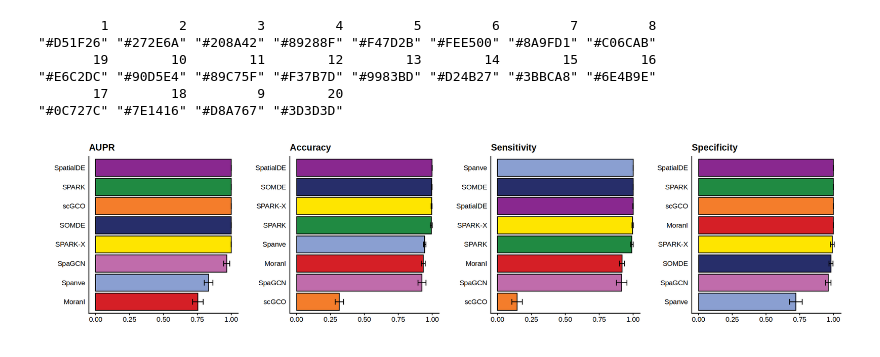
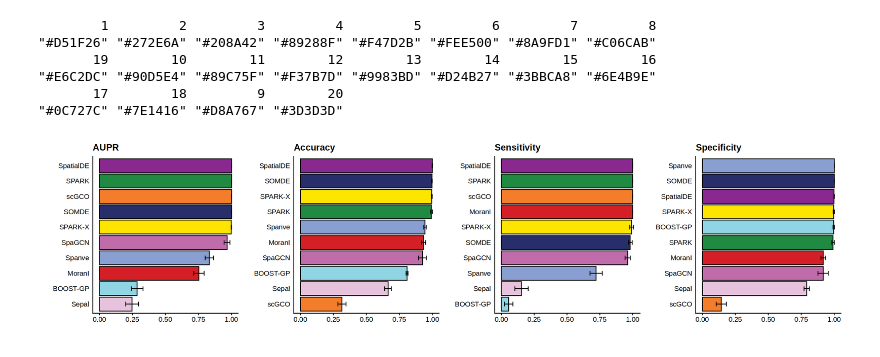
Before and after one commit to pinellolab/SVG_Benchmarking, a Jupyter notebook: performance/01_svgs.ipynb, the cells around one changed output. Cells and saved outputs as stored; diff of their text form; code cells hidden in the pictures.

```diff
--- a/performance/01_svgs.ipynb
+++ b/performance/01_svgs.ipynb
@@ -59,47 +94,11 @@ get_specificity <- function(method){
     return(specificity)
 
 }
-# %%
-get_accuracy <- function(method){
-    acc <- lapply(c(0:9), function(i){
-        df <- read.csv(glue::glue("../benchmarking/{method}/svgs/rep_{i}.csv"), row.names=1)
-        colnames(df) <- c("adjusted_pvalue", "spatially_variable")
-        df$pred = ifelse(df$adjusted_pvalue < 0.05, 1, 0)
-        df$correct_pred = df$spatially_variable == df$pred
-
-        return(sum(df$correct_pred) / nrow(df))
-
-    }) %>% unlist() %>%as.data.frame()
-
-    colnames(acc) <- c("accuracy")
-    acc$method <- method
-
-    return(acc)
-
-}
 # %%
-method_list = c("MoranI", "scGCO", "SpatialDE", "SOMDE", "SPARK", "SPARK-X", "Spanve", "SpaGCN")
+method_list = c("MoranI", "scGCO", "SpatialDE", "SOMDE", "SPARK", "SPARK-X", "Spanve", "SpaGCN", "Sepal", "BOOST-GP")
 
 df_aupr <- lapply(method_list,
                  function(method){return(get_aupr(method))}) %>%
     Reduce(rbind, .) %>%
     group_by(method) %>%
     summarise(mean = mean(aupr), sd = sd(aupr))
-
-df_acc <- lapply(method_list,
-                 function(method){return(get_accuracy(method))}) %>%
-    Reduce(rbind, .) %>%
-    group_by(method) %>%
-    summarise(mean = mean(accuracy), sd = sd(accuracy))
-
-df_sen <- lapply(method_list,
-                 function(method){return(get_sensitivity(method))}) %>%
-    Reduce(rbind, .) %>%
-    group_by(method) %>%
-    summarise(mean = mean(sensitivity), sd = sd(sensitivity))
-
-df_spe <- lapply(method_list,
-                 function(method){return(get_specificity(method))}) %>%
-    Reduce(rbind, .) %>%
-    group_by(method) %>%
-    summarise(mean = mean(specificity), sd = sd(specificity))
@@ -123,7 +149,9 @@ cols <- c("MoranI" = "#D51F26",
          "scGCO" = "#F47D2B",
          "SPARK-X" = "#FEE500",
          "Spanve" = "#8A9FD1",
-         "SpaGCN" = "#C06CAB")
+         "SpaGCN" = "#C06CAB",
+         "Sepal" = "#E6C2DC",
+         "BOOST-GP" = "#90D5E4")
 
 p1 <- ggplot(data=df_aupr, aes(x = reorder(method, mean), y = mean)) +
     geom_bar(aes(fill = method), stat = "identity", color="black") +
@@ -141,31 +169,31 @@ p2 <- ggplot(data=df_acc, aes(x = reorder(method, mean), y = mean)) +
     scale_fill_manual(values = cols) +
     xlab("") + ylab("") + ggtitle("Accuracy") +
     theme_cowplot() +
     theme(legend.position = "none",
          axis.ticks.y = element_blank()) +
     coord_flip()
 
 p3 <- ggplot(data=df_sen, aes(x = reorder(method, mean), y = mean)) +
     geom_bar(aes(fill = method), stat = "identity", color="black") +
     geom_errorbar(aes(x=method, ymin=mean-sd, ymax=mean+sd), width=0.3, linewidth=0.5) +
     scale_fill_manual(values = cols) +
     xlab("") + ylab("") + ggtitle("Sensitivity") +
     theme_cowplot() +
     theme(legend.position = "none",
          axis.ticks.y = element_blank()) +
     coord_flip()
 
 p4 <- ggplot(data=df_spe, aes(x = reorder(method, mean), y = mean)) +
     geom_bar(aes(fill = method), stat = "identity", color="black") +
     geom_errorbar(aes(x=method, ymin=mean-sd, ymax=mean+sd), width=0.3, linewidth=0.5) +
     scale_fill_manual(values = cols) +
     xlab("") + ylab("") + ggtitle("Specificity") +
     theme_cowplot() +
     theme(legend.position = "none",
          axis.ticks.y = element_blank()) +
     coord_flip()
 
 p <- patchwork::wrap_plots(p1, p2, p3, p4, nrow=1)
 print(p)
 # %% [output]
-[figure, old version]
+[figure, new version]
```
Also changed, not shown: parts of 8 cells of this notebook, 29 other files.
